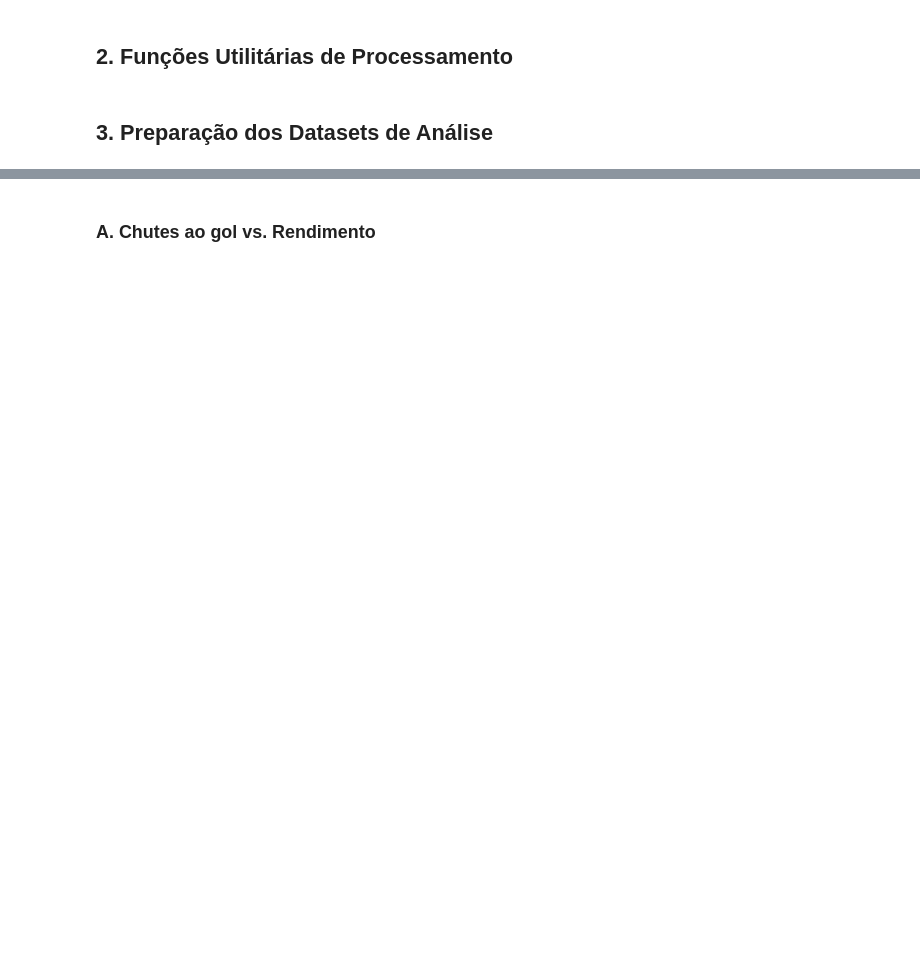
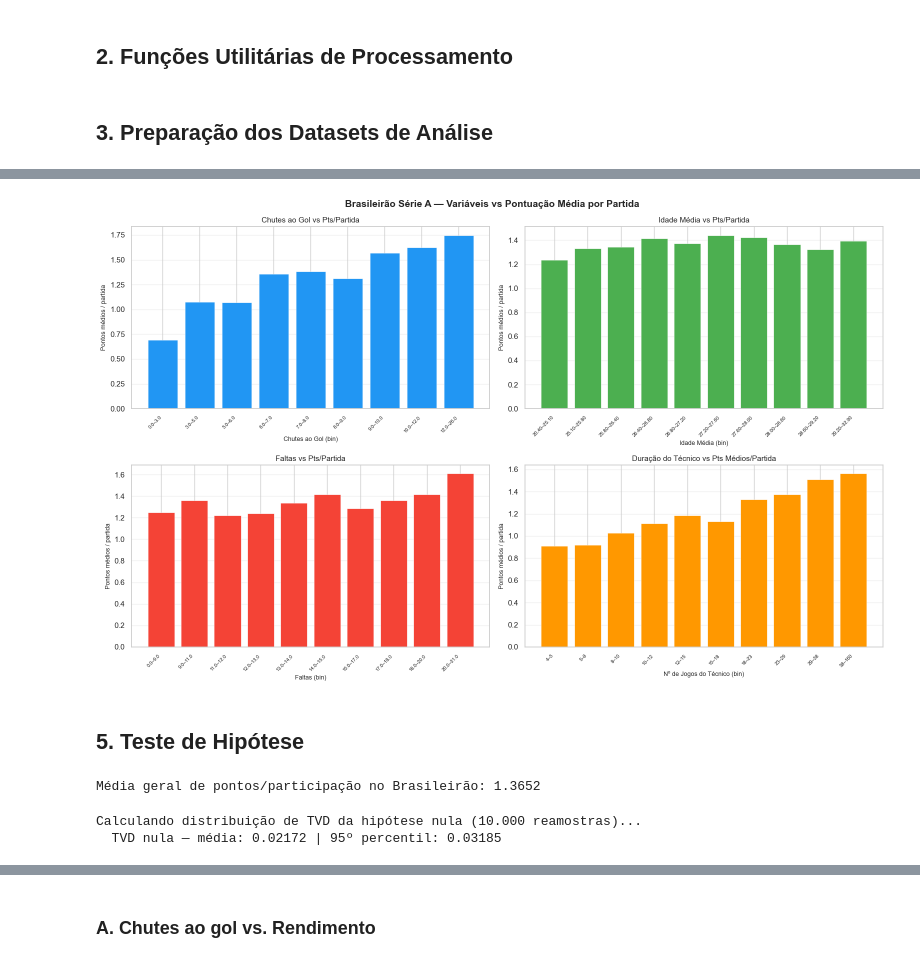
Before and after one commit to ironsteve43/trabalhoICD, a Jupyter notebook: analise_refactored.ipynb, the cells around one changed output, grey strips where cells are left out. Cells and saved outputs as stored; diff of their text form; code cells hidden in the pictures; blank space fills up the shorter version.

Commit message:
versão final
Uppando a versão final para mandar para entrega

```diff
--- a/analise_refactored.ipynb
+++ b/analise_refactored.ipynb
@@ -83,0 +272,13 @@ print(f"Dataset Scout: {len(df_scout)} partidas")
+# %%
+mapping_tec = {
+    'tecnico': ('tecnico_mandante', 'tecnico_visitante')
+}
+df_tecnico_unificado = unify_team_data(df_gestao, mapping_tec)
+# 2. Rendimento Anual por Trocas de Técnico
+rendimento_anual_tecnico = df_tecnico_unificado.groupby(['ano_campeonato', 'time']).agg(
+    total_pontos=('pontos_ganhos', 'sum'),
+    trocas_tecnico=('tecnico', lambda x: x.nunique() - 1)
+).reset_index().sort_values(['ano_campeonato', 'total_pontos'], ascending=[True, False])
+
+print("Top 5 - Rendimento por Trocas de Técnico:")
+print(rendimento_anual_tecnico.head())
@@ -83,0 +355,39 @@ print(f"Dataset Scout: {len(df_scout)} partidas")
+# %%
+fig, axes = plt.subplots(2, 2, figsize=(16, 10))
+fig.suptitle('Brasileirão Série A — Variáveis vs Pontuação Média por Partida', fontsize=14, fontweight='bold')
+
+# Helpers
+def plot_tabela(ax, tabela, titulo, xlabel, cor):
+    vals = tabela['pontuacao_por_partida' if 'pontuacao_por_partida' in tabela.columns else 'pontuacao_media_por_partida'].values
+    ax.bar(range(len(vals)), vals, color=cor, edgecolor='white', linewidth=0.4)
+    ax.set_title(titulo, fontsize=11)
+    ax.set_xlabel(xlabel, fontsize=9)
+    ax.set_ylabel('Pontos médios / partida', fontsize=9)
+    # Ticks: mostra apenas ~8 labels para não poluir
+    step = max(1, len(vals) // 8)
+    ax.set_xticks(range(0, len(vals), step))
+    ax.set_xticklabels(tabela.index[::step], rotation=45, ha='right', fontsize=7)
+    ax.grid(axis='y', alpha=0.3)
+
+plot_tabela(axes[0, 0], tabela_chutes,   'Chutes ao Gol vs Pts/Partida',    'Chutes ao Gol (bin)',  '#2196F3')
+plot_tabela(axes[0, 1], tabela_idade,    'Idade Média vs Pts/Partida',       'Idade Média (bin)',    '#4CAF50')
+plot_tabela(axes[1, 0], tabela_faltas,   'Faltas vs Pts/Partida',            'Faltas (bin)',         '#F44336')
+
+# Técnicos tem coluna com nome diferente
+vals_tec = tabela_tecnicos['pontuacao_media_por_partida'].values
+axes[1, 1].bar(range(len(vals_tec)), vals_tec, color='#FF9800', edgecolor='white', linewidth=0.4)
+axes[1, 1].set_title('Duração do Técnico vs Pts Médios/Partida', fontsize=11)
+axes[1, 1].set_xlabel('Nº de Jogos do Técnico (bin)', fontsize=9)
+axes[1, 1].set_ylabel('Pontos médios / partida', fontsize=9)
+step_tec = max(1, len(vals_tec) // 8)
+axes[1, 1].set_xticks(range(0, len(vals_tec), step_tec))
+axes[1, 1].set_xticklabels(tabela_tecnicos.index[::step_tec], rotation=45, ha='right', fontsize=7)
+axes[1, 1].grid(axis='y', alpha=0.3)
+
+plt.tight_layout()
+plt.savefig('histogramas_brasileirao.png', dpi=150, bbox_inches='tight')
+plt.show()
+# %% [output]
+[figure, added]
+# %% [markdown]
+## 5. Teste de Hipótese
@@ -83,0 +400,9 @@ print(f"Dataset Scout: {len(df_scout)} partidas")
+# %%
+todos_pontos = np.concatenate([
+    df_gestao['pontos_mandante'].values,
+    df_gestao['pontos_visitante'].values
+])
+media_brasileirao = np.mean(todos_pontos)
+print(f"\nMédia geral de pontos/participação no Brasileirão: {media_brasileirao:.4f}")
+# %% [output]
+Média geral de pontos/participação no Brasileirão: 1.3652
@@ -83,0 +434,18 @@ print(f"Dataset Scout: {len(df_scout)} partidas")
+# %%
+#COLOQUEI REAMSSOTRA DE TAMANHO 100.000 SÓ PARA TESTAR
+def distribuicao_tvd_nula(pop_nula, n_reamostras=100000):
+    dist_ref = dist_empirica(pop_nula)
+    n        = len(pop_nula)
+    tvds     = np.empty(n_reamostras)
+    for i in range(n_reamostras):
+        amostra = np.random.choice(pop_nula, size=n, replace=True)
+        tvds[i] = tvd(dist_empirica(amostra), dist_ref)
+    return tvds
+
+print("Calculando distribuição de TVD da hipótese nula (10.000 reamostras)...")
+np.random.seed(42)
+tvd_dist_nula = distribuicao_tvd_nula(pop_nula, n_reamostras=10000)
+print(f"  TVD nula — média: {tvd_dist_nula.mean():.5f} | 95º percentil: {np.percentile(tvd_dist_nula, 95):.5f}")
+# %% [output]
+Calculando distribuição de TVD da hipótese nula (10.000 reamostras)...
+  TVD nula — média: 0.02172 | 95º percentil: 0.03185
```
Also changed, not shown: parts of 45 cells of this notebook.
